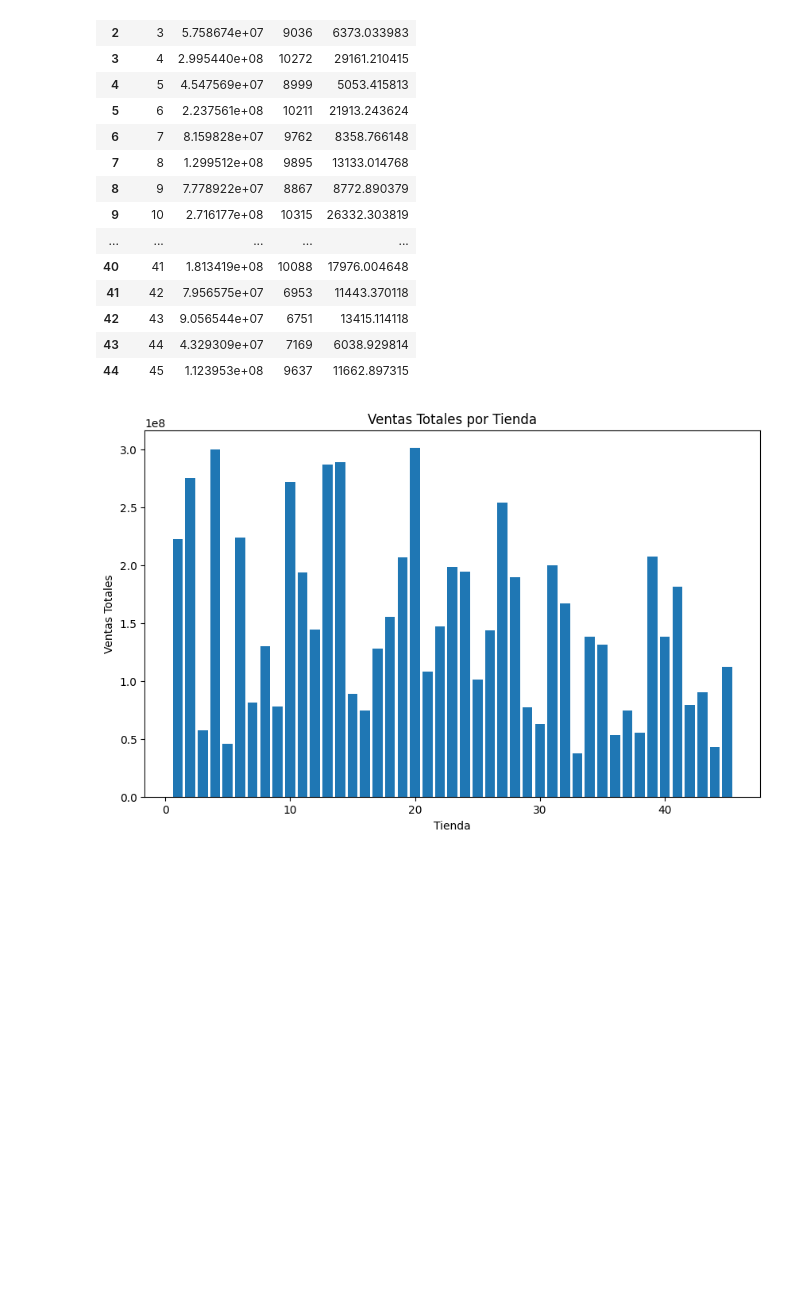
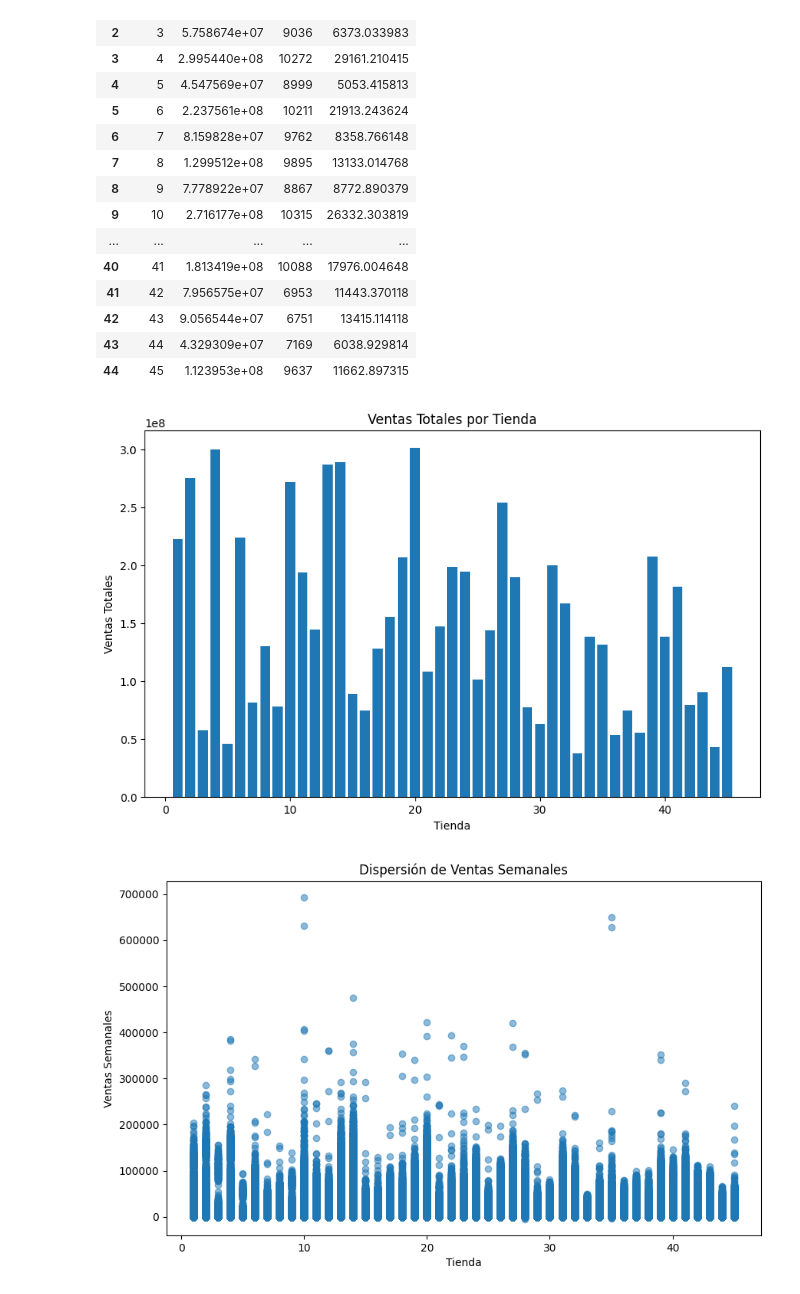
Before and after one commit to 1532476/EDA, a Jupyter notebook: eda.ipynb, the cells around one changed output. Saved outputs shown, nothing was run; the diff lists cells and outputs as text; code cells hidden in the pictures; blank space fills up the shorter version.

```diff
--- a/eda.ipynb
+++ b/eda.ipynb
@@ -48,13 +48,20 @@ df_grouped
 | 44 | 45 | 1.123953e+08 | 9637 | 11662.897315 |
 # %%
 import matplotlib.pyplot as plt
-# ...existing code...
 plt.figure(figsize=(10,6))
 plt.bar(df_grouped['Store'], df_grouped['sum'])
 plt.xlabel('Tienda')
 plt.ylabel('Ventas Totales')
 plt.title('Ventas Totales por Tienda')
 plt.show()
-# ...existing code...
+
+# Gráfico de dispersión: Ventas semanales vs. Tienda
+plt.figure(figsize=(10,6))
+plt.scatter(df['Store'], df['Weekly_Sales'], alpha=0.5)
+plt.xlabel('Tienda')
+plt.ylabel('Ventas Semanales')
+plt.title('Dispersión de Ventas Semanales')
+plt.show()
 # %% [output]
 [figure]
+[figure, added]
```
